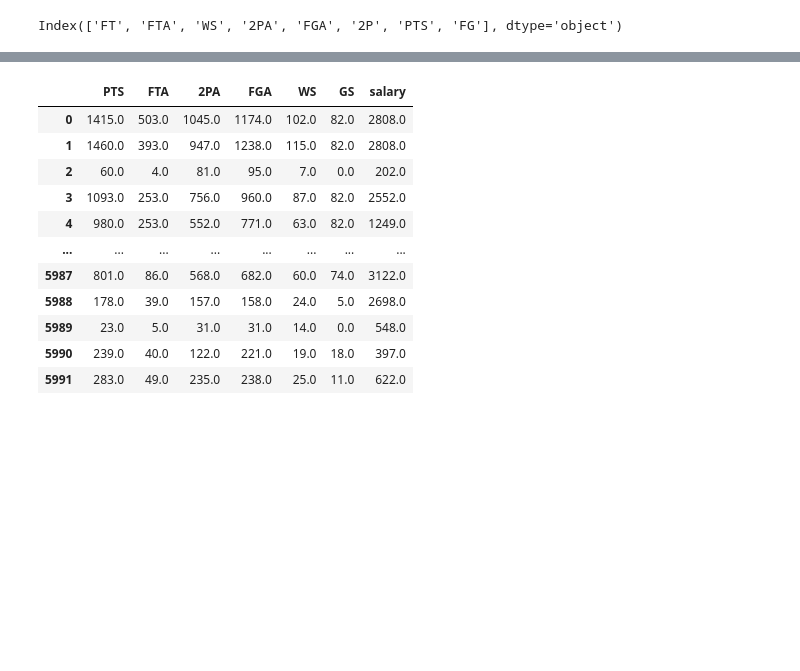
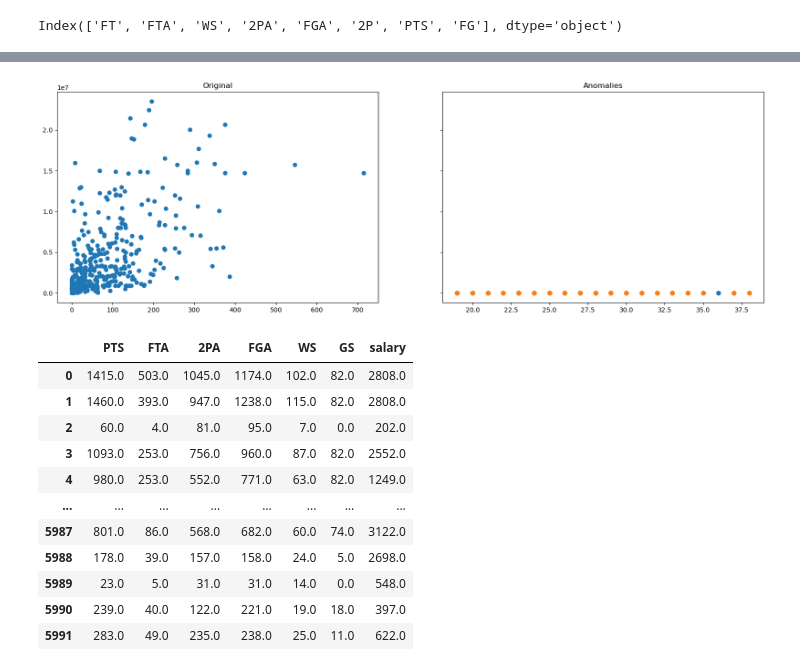
Before and after one commit to ben983593140/171-final-project, a Jupyter notebook: project.ipynb, the cells around one changed output, grey strips where cells are left out. Cells and saved outputs as stored; diff of their text form; code cells hidden in the pictures; blank space fills up the shorter version.

```diff
--- a/project.ipynb
+++ b/project.ipynb
@@ -155,3 +174,29 @@ Index(['FT', 'FTA', 'WS', '2PA', 'FGA', '2P', 'PTS', 'FG'], dtype='object')
+# %%
+# To be worked on #
+data_array = data.to_numpy()
+
+svm = OneClassSVM(kernel='rbf', gamma=0.001, nu=0.03)
+svm.fit(data)
+pred = svm.predict(data)
+
+# Extract negative outputs as outliers
+anom_index = np.where(pred == -1)
+values = data_array[anom_index]
+
+# Plot the graph and distinguish outliers with different color
+fig, (ax0, ax1)=plt.subplots(1,2, sharey=True, figsize=(20,6))
+
+# Original data
+ax0.set_title('Original')
+ax0.scatter(data["FT"], data["salary"], cmap='rainbow')
+
+# Highlight outliers
+ax1.set_title('Anomalies')
+ax1.scatter(data_array[:,0], data_array[:,1])
+ax1.scatter(values[:,0], values[:,1], cmap='rainbow')
+plt.show()
+# %% [output]
+[figure, added]
 # %%
 df_salary = merged_00_to_17.copy()
 df_salary = pd.DataFrame(preprocessing.OrdinalEncoder().fit_transform(df_salary), columns=df_salary.columns)
```
Also changed, not shown: parts of 7 cells of this notebook.
